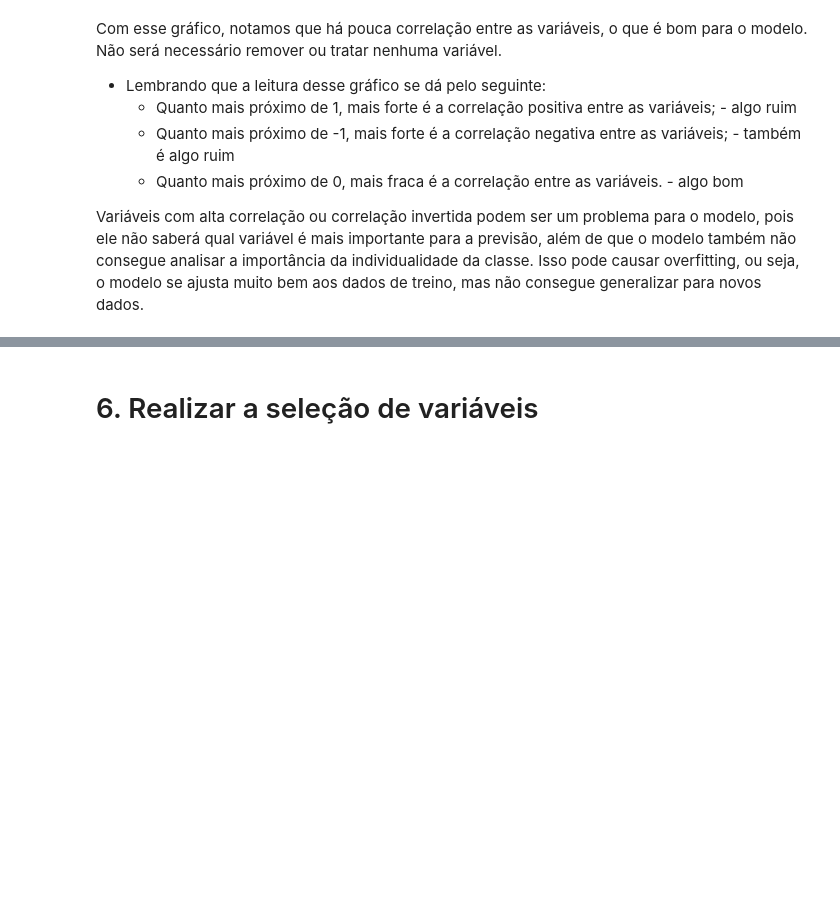
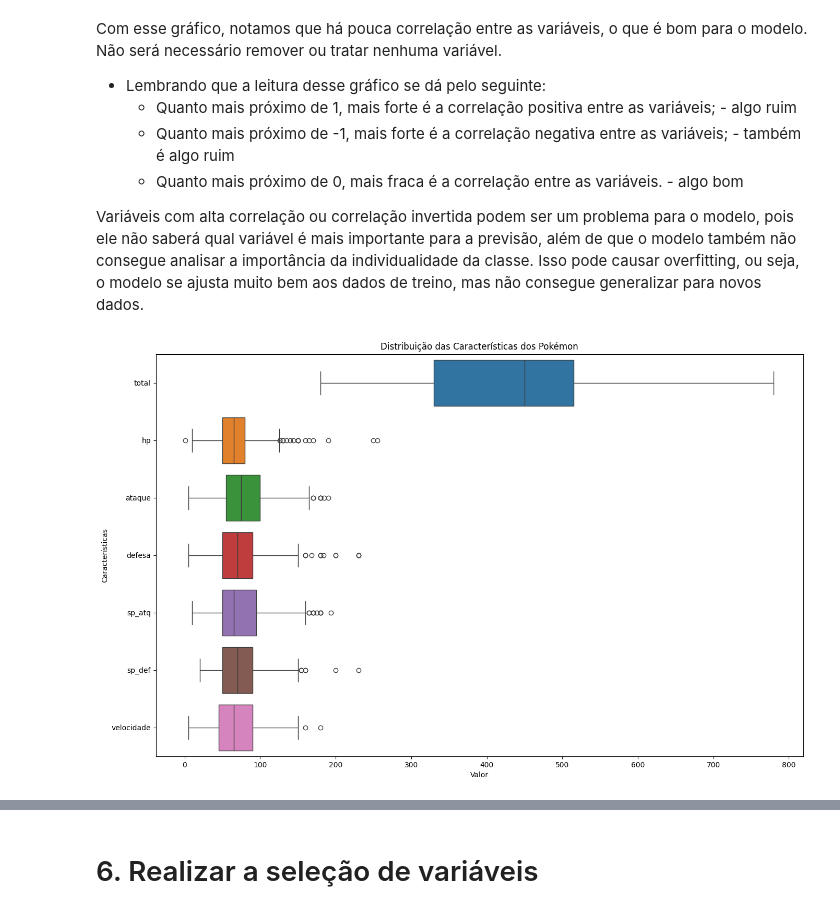
Before and after one commit to Projecs-UAM/DataMon, a Jupyter notebook: main.ipynb, the cells around one changed output, grey strips where cells are left out. Saved outputs shown, nothing was run; the diff lists cells and outputs as text; code cells hidden in the pictures; blank space fills up the shorter version.

Commit message:
Update main com novos plots

```diff
--- a/main.ipynb
+++ b/main.ipynb
@@ -427,3 +434,14 @@ Com esse gráfico, notamos que há pouca correlação entre as variáveis, o que
     -   Quanto mais próximo de 0, mais fraca é a correlação entre as variáveis. - algo bom
 
 Variáveis com alta correlação ou correlação invertida podem ser um problema para o modelo, pois ele não saberá qual variável é mais importante para a previsão, além de que o modelo também não consegue analisar a importância da individualidade da classe. Isso pode causar overfitting, ou seja, o modelo se ajusta muito bem aos dados de treino, mas não consegue generalizar para novos dados.
+# %%
+# Distribuição das Características dos Pokémon
+# Vizualização criada para verificar a distribuição das características dos Pokémon, como HP, Ataque, Defesa, etc.
+plt.figure(figsize=(16, 10))
+sns.boxplot(data=df.drop(['lendario', 'geracao'], axis=1), orient='h')
+plt.title('Distribuição das Características dos Pokémon')
+plt.xlabel('Valor')
+plt.ylabel('Características')
+plt.show()
+# %% [output]
+[figure, added]
```
Also changed, not shown: parts of 12 cells of this notebook.
